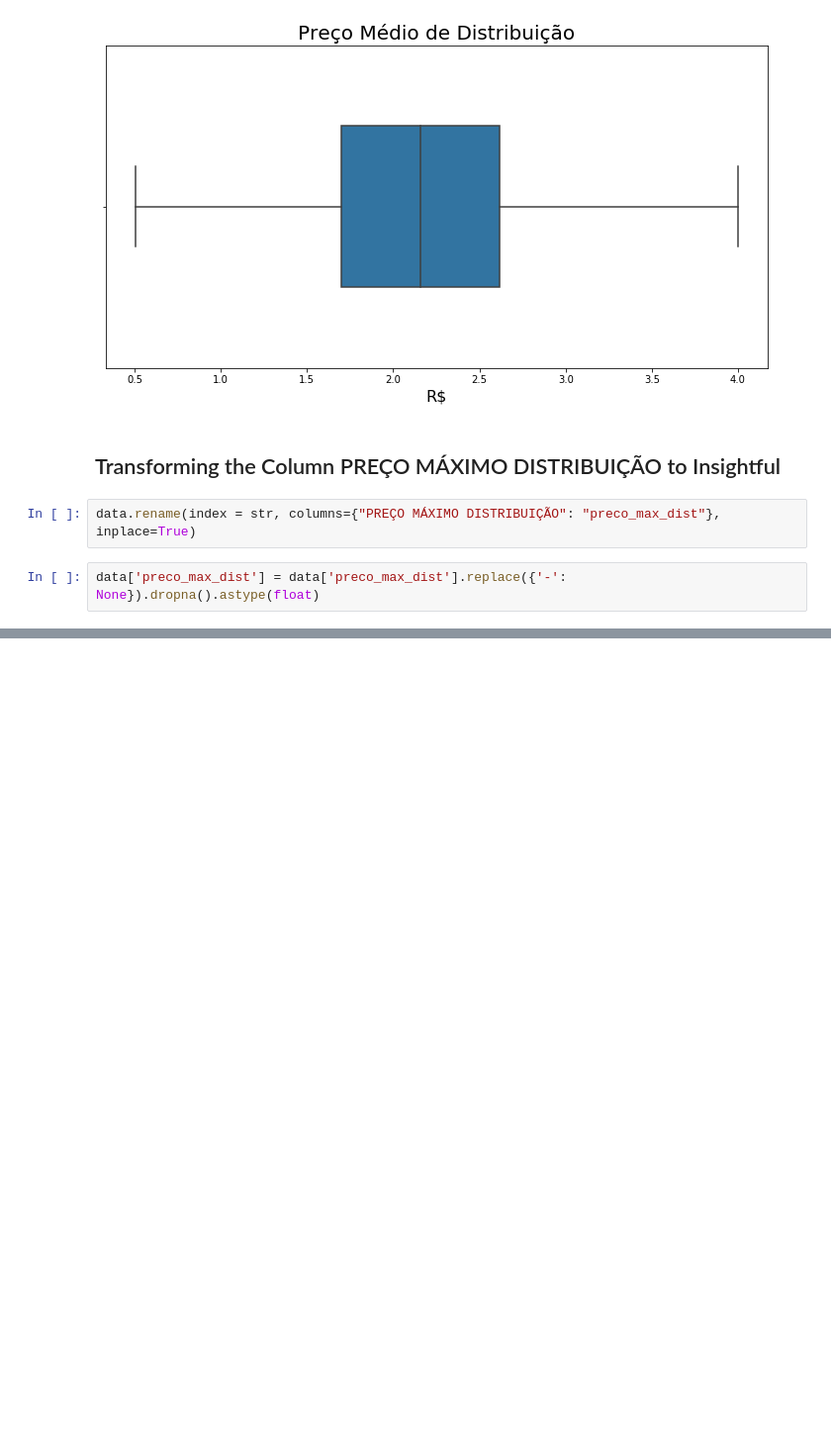
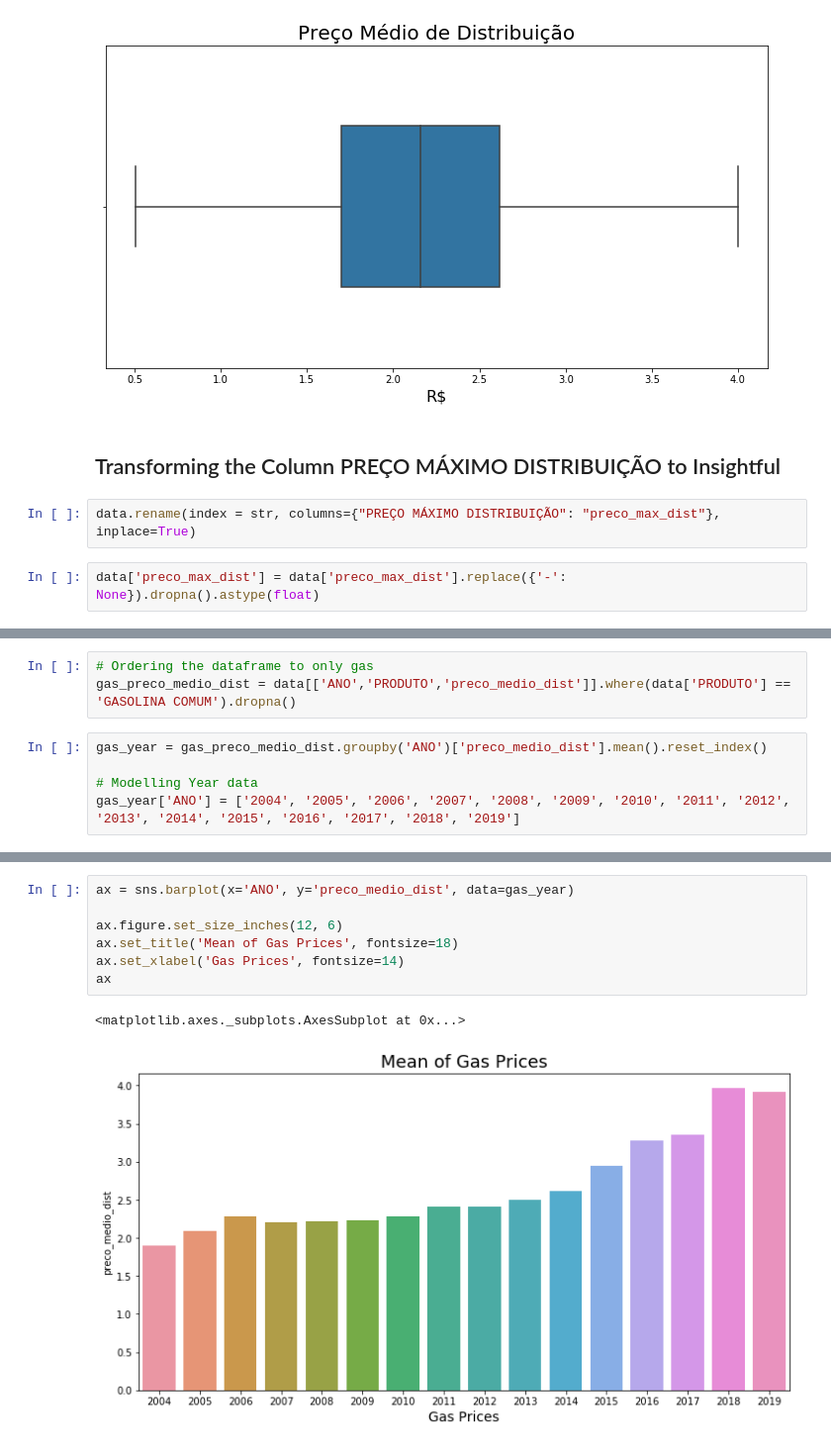
Before and after one commit to estevaoguerra19/Gas-Prices-in-Brazil_2004-2019, a Jupyter notebook: insights.ipynb, the cells around one changed output, grey strips where cells are left out. Shown at 99% size. Drawn from its saved outputs; the diff is of its cells as text; blank space fills up the shorter version.

Commit message:
Adding Mean of Gas Prices/Year Graphic

```diff
--- a/insights.ipynb
+++ b/insights.ipynb
@@ -104,0 +110,8 @@ ax
+# %%
+# Ordering the dataframe to only gas
+gas_preco_medio_dist = data[['ANO','PRODUTO','preco_medio_dist']].where(data['PRODUTO'] == 'GASOLINA COMUM').dropna()
+# %%
+gas_year = gas_preco_medio_dist.groupby('ANO')['preco_medio_dist'].mean().reset_index()
+
+# Modelling Year data
+gas_year['ANO'] = ['2004', '2005', '2006', '2007', '2008', '2009', '2010', '2011', '2012', '2013', '2014', '2015', '2016', '2017', '2018', '2019']
@@ -104,0 +136,10 @@ ax
+# %%
+ax = sns.barplot(x='ANO', y='preco_medio_dist', data=gas_year)
+
+ax.figure.set_size_inches(12, 6)
+ax.set_title('Mean of Gas Prices', fontsize=18)
+ax.set_xlabel('Gas Prices', fontsize=14)
+ax
+# %% [output]
+<matplotlib.axes._subplots.AxesSubplot at 0x...>
+[figure, added]
```
Also changed, not shown: parts of 5 cells of this notebook.
